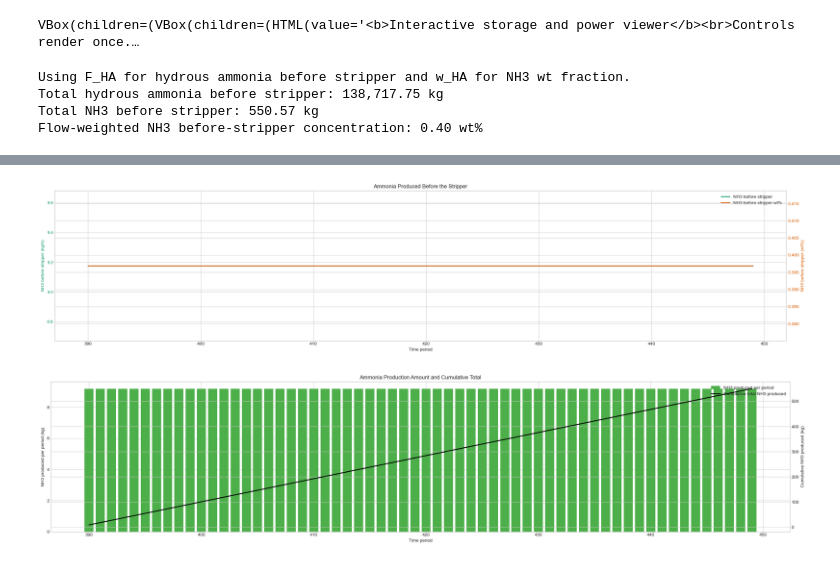
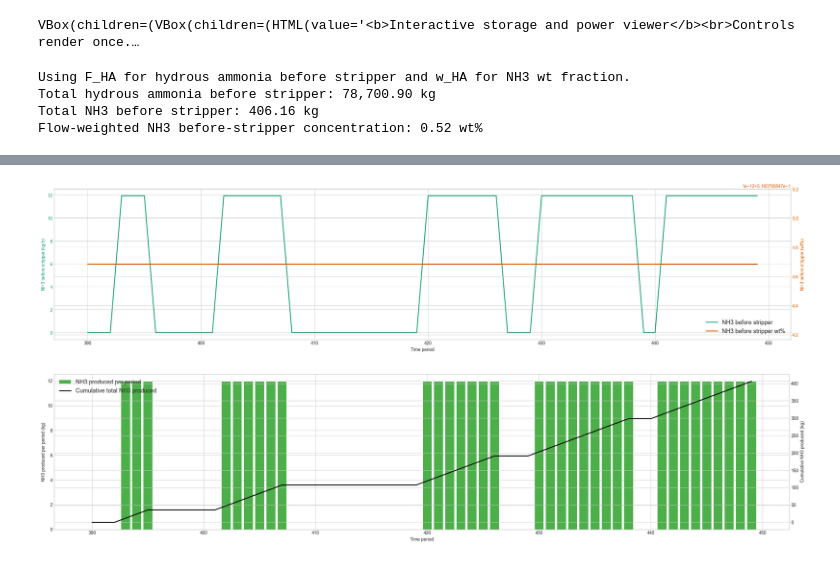
Before and after one commit to CanberkDemir/Green-Urea, a Jupyter notebook: plot_electricity_balance.ipynb, the cells around one changed output, grey strips where cells are left out. Cells and saved outputs as stored; diff of their text form; code cells hidden in the pictures.

Commit message:
Added settings for better plotting

```diff
--- a/plot_electricity_balance.ipynb
+++ b/plot_electricity_balance.ipynb
@@ -9,9 +7,10 @@ If the CSV does not include detailed use columns such as `E_N`, `E_U`, `P_HU_el`
 # %%
-from pathlib import Path
+#from pathlib import Path
 
 import numpy as np
 import pandas as pd
 import matplotlib.pyplot as plt
+from matplotlib.colors import to_hex
 
 from plotting_compat import normalize_result_columns
 
@@ -20,7 +19,12 @@ try:
 except OSError:
     plt.style.use("ggplot")
 
-CSV_PATH = Path("ipps_solution_smallhorizon_free_grid.csv")
+CSV_PATH = "ipps_solution_smallhorizon_wind_only.csv" # free_grid , grid_5pct , grid_10pct , wind_only
+USE_VIRIDIS_PALETTE = True  # False switches to plasma
+PLOT_COLOR_PALETTE = "viridis" if USE_VIRIDIS_PALETTE else "plasma"
+LEGEND_FONT_SIZE = 13
+RIGHT_AXIS_LABEL_FONT_SIZE = 14
+RIGHT_AXIS_TICK_FONT_SIZE = 12
 
 # Adjust these if the full-year CSV is too dense for a single figure.
 PLOT_START = 390
@@ -704,7 +789,7 @@ if True:
     # Current CSVs provide direct ammonia and water component flows, which are
     # converted to the same before-stripper view by plotting_compat.
 
-    from pathlib import Path
+    # from pathlib import Path
 
     import numpy as np
     import pandas as pd
@@ -713,7 +798,7 @@ if True:
 
     from plotting_compat import get_before_stripper_series, normalize_result_columns
 
-    nh3_csv_path = CSV_PATH if "CSV_PATH" in globals() else Path("ipps_solution_timeseries.csv")
+    nh3_csv_path = CSV_PATH if "CSV_PATH" in globals() else "ipps_solution_timeseries.csv"
     nh3_analysis_df = (
         plot_df.reset_index(drop=True).copy()
         if "plot_df" in globals()
@@ -795,9 +880,9 @@ if True:
     ax_wt.set_ylabel("NH3 before stripper (wt%)", color="#d95f02")
     ax_wt.tick_params(axis="y", colors="#d95f02")
 
-    ax_amount.set_title("Ammonia Produced Before the Stripper")
+    ax_amount.set_title("")
     lines = amount_line + wt_line
-    ax_amount.legend(lines, [line.get_label() for line in lines], loc="best")
+    ax_amount.legend(lines, [line.get_label() for line in lines], loc="best", fontsize=LEGEND_FONT_SIZE)
     fig.tight_layout()
     plt.show()
 
@@ -824,15 +909,15 @@ if True:
     )
     ax_total.set_ylabel("Cumulative NH3 produced (kg)")
 
-    ax_bar.set_title("Ammonia Production Amount and Cumulative Total")
+    ax_bar.set_title("")
     handles_bar, labels_bar = ax_bar.get_legend_handles_labels()
     handles_total, labels_total = ax_total.get_legend_handles_labels()
-    ax_bar.legend(handles_bar + handles_total, labels_bar + labels_total, loc="best")
+    ax_bar.legend(handles_bar + handles_total, labels_bar + labels_total, loc="best", fontsize=LEGEND_FONT_SIZE)
     fig2.tight_layout()
     plt.show()
 # %% [output]
 Using F_HA for hydrous ammonia before stripper and w_HA for NH3 wt fraction.
-Total hydrous ammonia before stripper: 138,717.75 kg
-Total NH3 before stripper: 550.57 kg
-Flow-weighted NH3 before-stripper concentration: 0.40 wt%
+Total hydrous ammonia before stripper: 78,700.90 kg
+Total NH3 before stripper: 406.16 kg
+Flow-weighted NH3 before-stripper concentration: 0.52 wt%
 |  | t | hydrous_ammonia_before_stripper_kgph | nh3_wt_percent_before_stripper | nh3_before_stripper_kgph | nh3_produced_per_period_kg | ... |
@@ -844,2 +929,2 @@ Flow-weighted NH3 before-stripper concentration: 0.40 wt%
-[figure, old version]
+[figure, new version]
-[figure, old version]
+[figure, new version]
```
Also changed, not shown: parts of 11 cells of this notebook.
